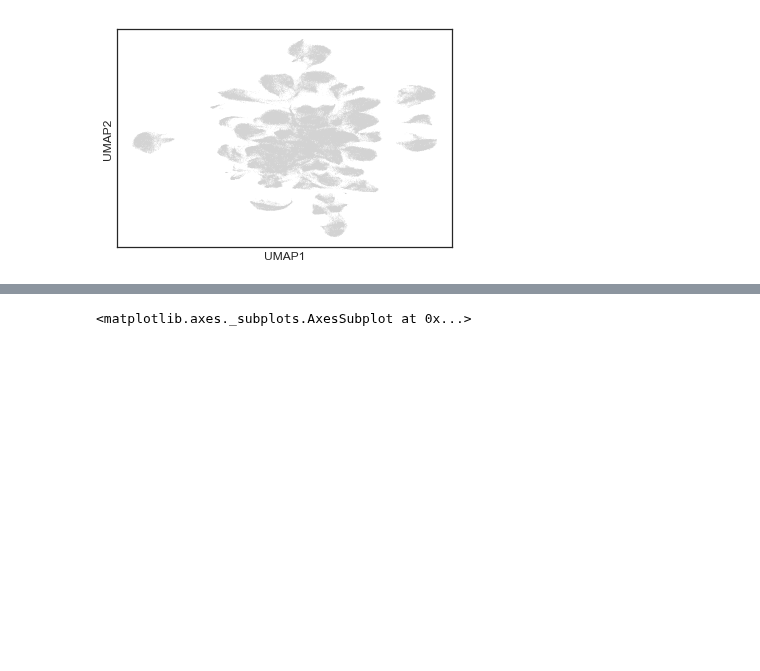
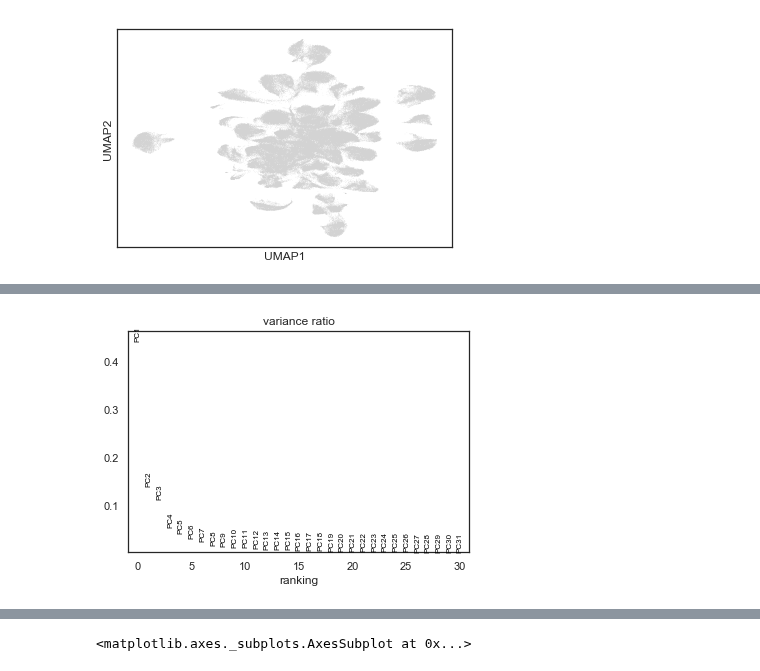
Before and after one commit to ajitjohnson/Jupyter-Notebooks, a Jupyter notebook: Vignesh_PTCL_TMA.ipynb, the cells around one changed output, grey strips where cells are left out. Drawn from its saved outputs; the diff is of its cells as text; code cells hidden in the pictures; blank space fills up the shorter version.

```diff
--- a/Vignesh_PTCL_TMA.ipynb
+++ b/Vignesh_PTCL_TMA.ipynb
@@ -94,0 +131,6 @@ AnnData object with n_obs × n_vars = 171304 × 35
+# %%
+# Calculate PCA
+sc.tl.pca(p1, svd_solver='arpack')
+sc.pl.pca_variance_ratio(p1)
+# %% [output]
+[figure, added]
```
Also changed, not shown: parts of 24 cells of this notebook.
